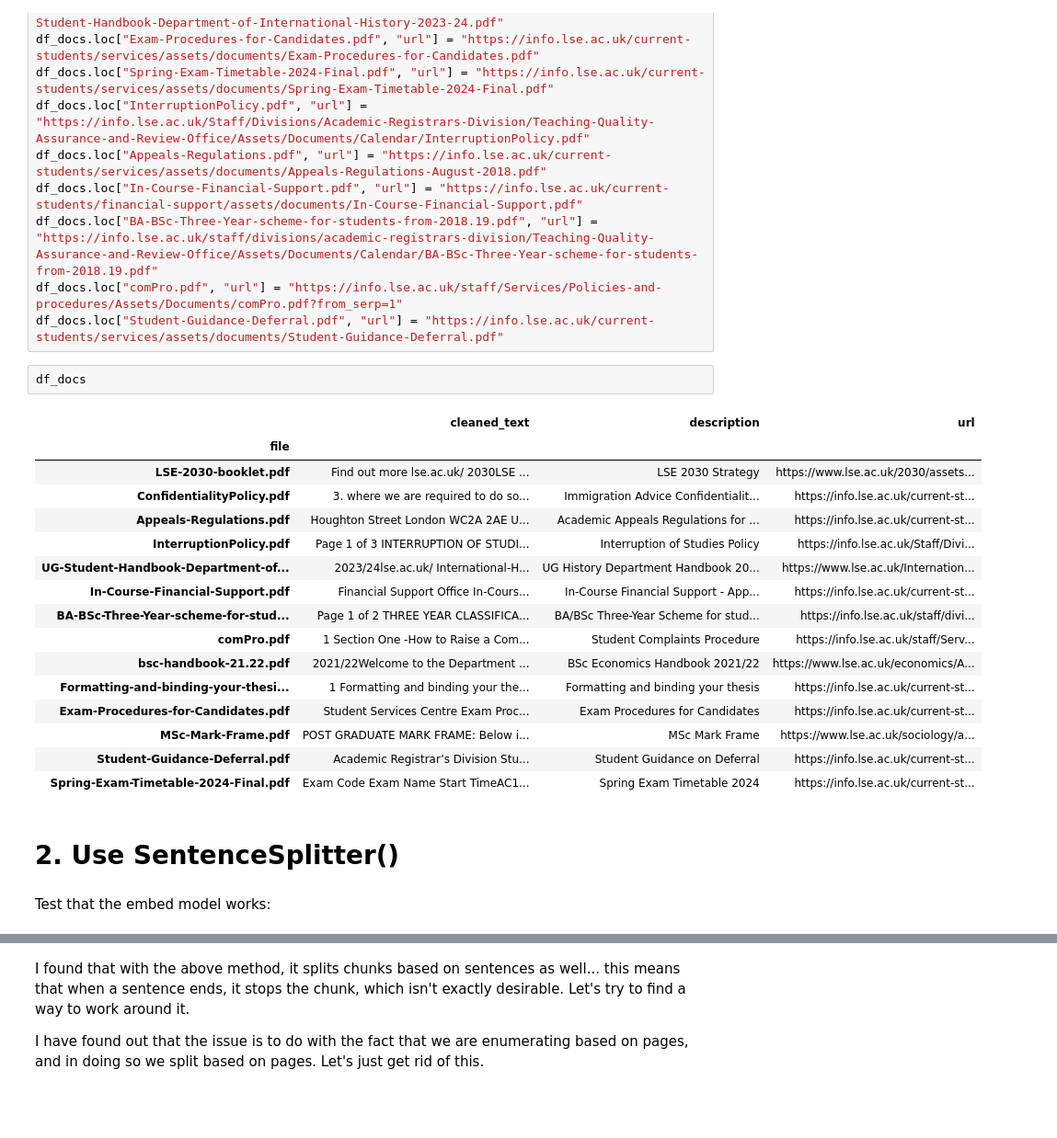
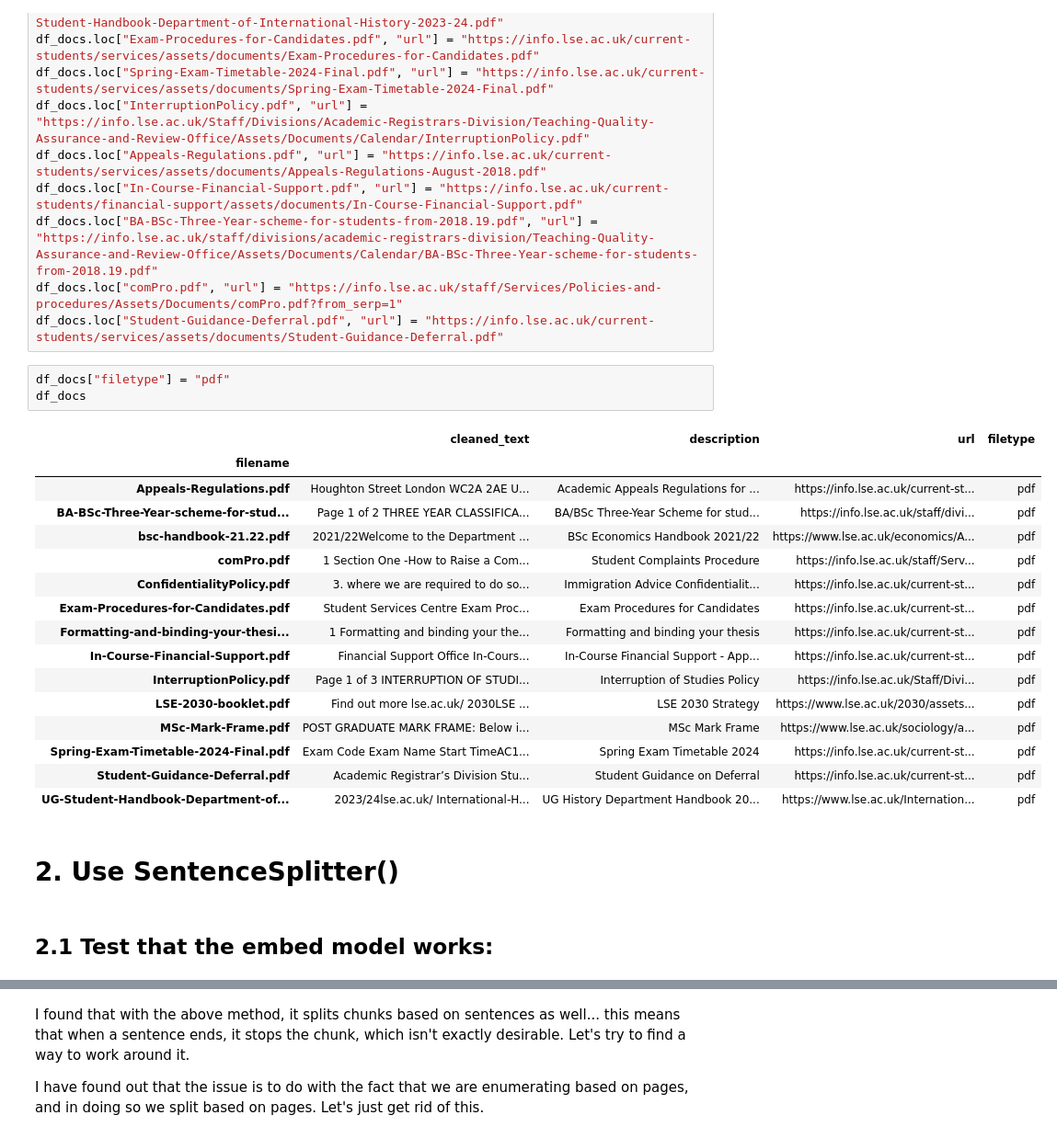
Before and after one commit to LSE-DSI/chat-lse, a Jupyter notebook: notebooks/experiments/NB04 - Explore SentenceSplitter.ipynb, the cells around one changed output, grey strips where cells are left out. Shown at 92% size. Drawn from its saved outputs; the diff is of its cells as text; blank space fills up the shorter version.

```diff
--- a/notebooks/experiments/NB04 - Explore SentenceSplitter.ipynb
+++ b/notebooks/experiments/NB04 - Explore SentenceSplitter.ipynb
@@ -175,29 +179,30 @@ df_docs.loc["In-Course-Financial-Support.pdf", "url"] = "https://info.lse.ac.uk/
 df_docs.loc["BA-BSc-Three-Year-scheme-for-students-from-2018.19.pdf", "url"] = "https://info.lse.ac.uk/staff/divisions/academic-registrars-division/Teaching-Quality-Assurance-and-Review-Office/Assets/Documents/Calendar/BA-BSc-Three-Year-scheme-for-students-from-2018.19.pdf"
 df_docs.loc["comPro.pdf", "url"] = "https://info.lse.ac.uk/staff/Services/Policies-and-procedures/Assets/Documents/comPro.pdf?from_serp=1"
 df_docs.loc["Student-Guidance-Deferral.pdf", "url"] = "https://info.lse.ac.uk/current-students/services/assets/documents/Student-Guidance-Deferral.pdf"
-# %%
-df_docs
-# %% [output]
-|  | cleaned_text | description | url |
-| file |  |  |  |
-| LSE-2030-booklet.pdf | Find out more lse.ac.uk/ 2030LSE ... | LSE 2030 Strategy | https://www.lse.ac.uk/2030/assets... |
-| ConfidentialityPolicy.pdf | 3. where we are required to do so... | Immigration Advice Confidentialit... | https://info.lse.ac.uk/current-st... |
-| Appeals-Regulations.pdf | Houghton Street London WC2A 2AE U... | Academic Appeals Regulations for ... | https://info.lse.ac.uk/current-st... |
-| InterruptionPolicy.pdf | Page 1 of 3 INTERRUPTION OF STUDI... | Interruption of Studies Policy | https://info.lse.ac.uk/Staff/Divi... |
-| UG-Student-Handbook-Department-of... | 2023/24lse.ac.uk/ International-H... | UG History Department Handbook 20... | https://www.lse.ac.uk/Internation... |
-| In-Course-Financial-Support.pdf | Financial Support Office In-Cours... | In-Course Financial Support - App... | https://info.lse.ac.uk/current-st... |
-| BA-BSc-Three-Year-scheme-for-stud... | Page 1 of 2 THREE YEAR CLASSIFICA... | BA/BSc Three-Year Scheme for stud... | https://info.lse.ac.uk/staff/divi... |
-| comPro.pdf | 1 Section One -How to Raise a Com... | Student Complaints Procedure | https://info.lse.ac.uk/staff/Serv... |
-| bsc-handbook-21.22.pdf | 2021/22Welcome to the Department ... | BSc Economics Handbook 2021/22 | https://www.lse.ac.uk/economics/A... |
-| Formatting-and-binding-your-thesi... | 1 Formatting and binding your the... | Formatting and binding your thesis | https://info.lse.ac.uk/current-st... |
-| Exam-Procedures-for-Candidates.pdf | Student Services Centre Exam Proc... | Exam Procedures for Candidates | https://info.lse.ac.uk/current-st... |
-| MSc-Mark-Frame.pdf | POST GRADUATE MARK FRAME: Below i... | MSc Mark Frame | https://www.lse.ac.uk/sociology/a... |
-| Student-Guidance-Deferral.pdf | Academic Registrar’s Division Stu... | Student Guidance on Deferral | https://info.lse.ac.uk/current-st... |
-| Spring-Exam-Timetable-2024-Final.pdf | Exam Code Exam Name Start TimeAC1... | Spring Exam Timetable 2024 | https://info.lse.ac.uk/current-st... |
+# %%
+df_docs["filetype"] = "pdf"
+df_docs
+# %% [output]
+|  | cleaned_text | description | url | filetype |
+| filename |  |  |  |  |
+| Appeals-Regulations.pdf | Houghton Street London WC2A 2AE U... | Academic Appeals Regulations for ... | https://info.lse.ac.uk/current-st... | pdf |
+| BA-BSc-Three-Year-scheme-for-stud... | Page 1 of 2 THREE YEAR CLASSIFICA... | BA/BSc Three-Year Scheme for stud... | https://info.lse.ac.uk/staff/divi... | pdf |
+| bsc-handbook-21.22.pdf | 2021/22Welcome to the Department ... | BSc Economics Handbook 2021/22 | https://www.lse.ac.uk/economics/A... | pdf |
+| comPro.pdf | 1 Section One -How to Raise a Com... | Student Complaints Procedure | https://info.lse.ac.uk/staff/Serv... | pdf |
+| ConfidentialityPolicy.pdf | 3. where we are required to do so... | Immigration Advice Confidentialit... | https://info.lse.ac.uk/current-st... | pdf |
+| Exam-Procedures-for-Candidates.pdf | Student Services Centre Exam Proc... | Exam Procedures for Candidates | https://info.lse.ac.uk/current-st... | pdf |
+| Formatting-and-binding-your-thesi... | 1 Formatting and binding your the... | Formatting and binding your thesis | https://info.lse.ac.uk/current-st... | pdf |
+| In-Course-Financial-Support.pdf | Financial Support Office In-Cours... | In-Course Financial Support - App... | https://info.lse.ac.uk/current-st... | pdf |
+| InterruptionPolicy.pdf | Page 1 of 3 INTERRUPTION OF STUDI... | Interruption of Studies Policy | https://info.lse.ac.uk/Staff/Divi... | pdf |
+| LSE-2030-booklet.pdf | Find out more lse.ac.uk/ 2030LSE ... | LSE 2030 Strategy | https://www.lse.ac.uk/2030/assets... | pdf |
+| MSc-Mark-Frame.pdf | POST GRADUATE MARK FRAME: Below i... | MSc Mark Frame | https://www.lse.ac.uk/sociology/a... | pdf |
+| Spring-Exam-Timetable-2024-Final.pdf | Exam Code Exam Name Start TimeAC1... | Spring Exam Timetable 2024 | https://info.lse.ac.uk/current-st... | pdf |
+| Student-Guidance-Deferral.pdf | Academic Registrar’s Division Stu... | Student Guidance on Deferral | https://info.lse.ac.uk/current-st... | pdf |
+| UG-Student-Handbook-Department-of... | 2023/24lse.ac.uk/ International-H... | UG History Department Handbook 20... | https://www.lse.ac.uk/Internation... | pdf |
 # %% [markdown]
 # 2. Use SentenceSplitter()
 # %% [markdown]
-Test that the embed model works:
+## 2.1 Test that the embed model works:
 # %%
 embed_model = HuggingFaceEmbedding(model_name=DEFAULT_EMBED_MODEL)
 
```
Also changed, not shown: parts of 22 cells of this notebook, 4 other files.
